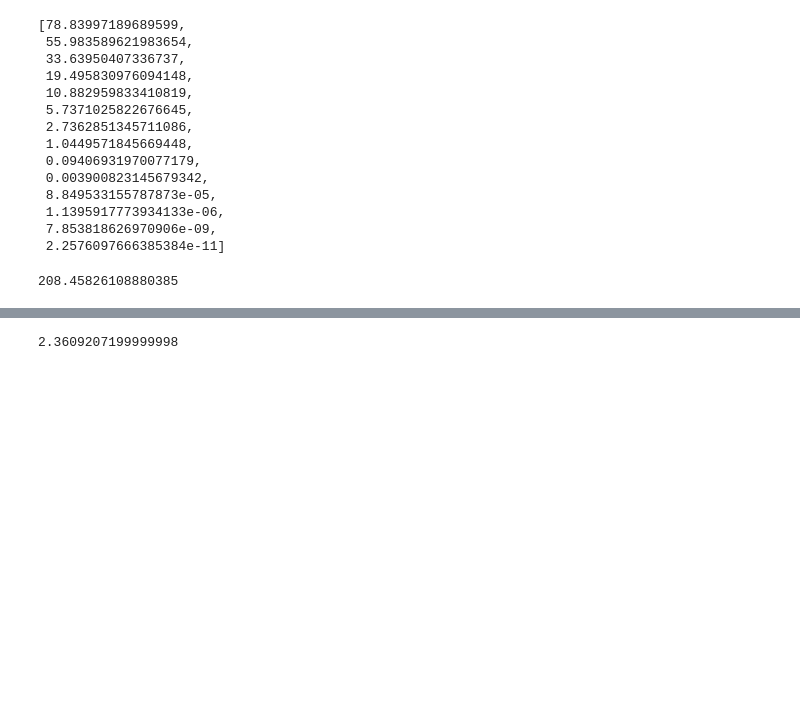
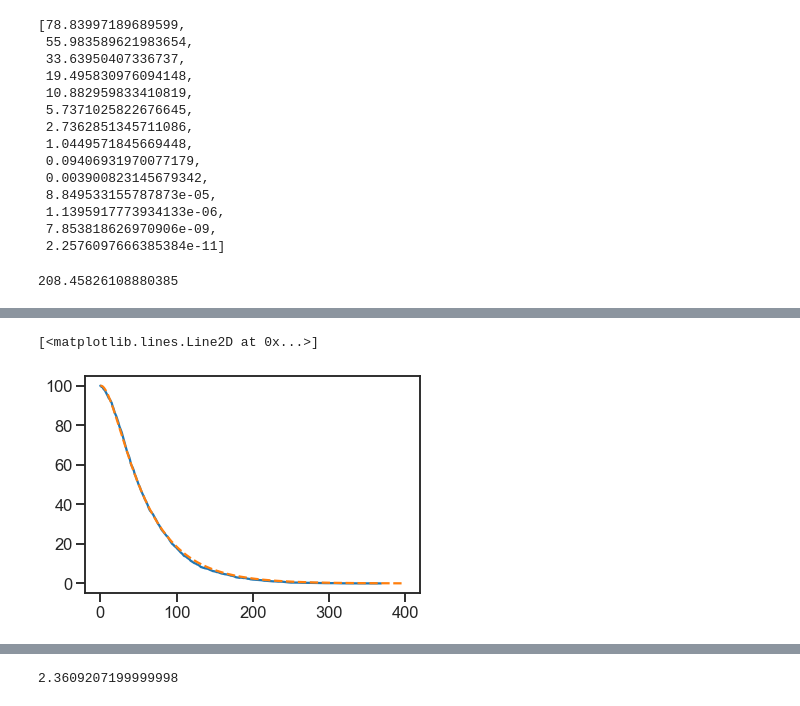
Before and after one commit to rbazev/doomed, a Jupyter notebook: python/demo.ipynb, the cells around one changed output, grey strips where cells are left out. Saved outputs shown, nothing was run; the diff lists cells and outputs as text; code cells hidden in the pictures; blank space fills up the shorter version.

```diff
--- a/python/demo.ipynb
+++ b/python/demo.ipynb
@@ -62,0 +114,12 @@ ENt([89, 78, 67, 56, 45, 34, 23, 12], 6, .06, .02)
+# %%
+u = 0.02
+s = 0.06
+z = [100]
+pop_sizes, ext_times, clicks = simult(z, 1000, s, u)
+m = pop_sizes.mean(axis=1)
+expected = [ENt(List(z), t, s, u) for t in range(400)]
+plt.plot(m)
+plt.plot(expected, '--')
+# %% [output]
+[<matplotlib.lines.Line2D at 0x...>]
+[figure, added]
```
Also changed, not shown: parts of 36 cells of this notebook, 1 other file.
